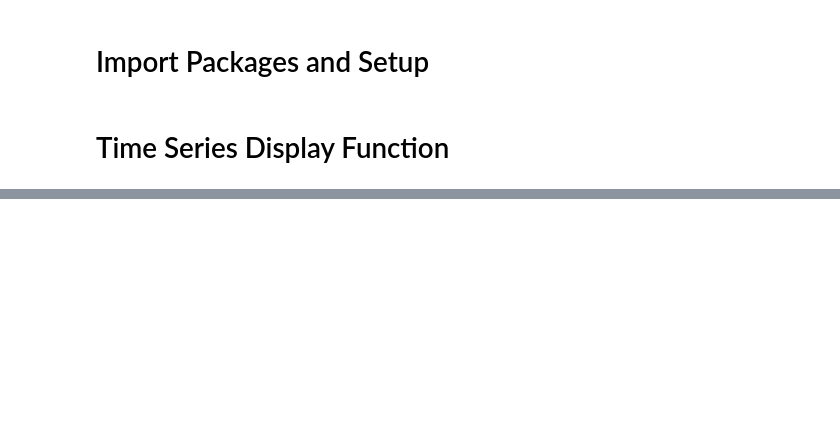
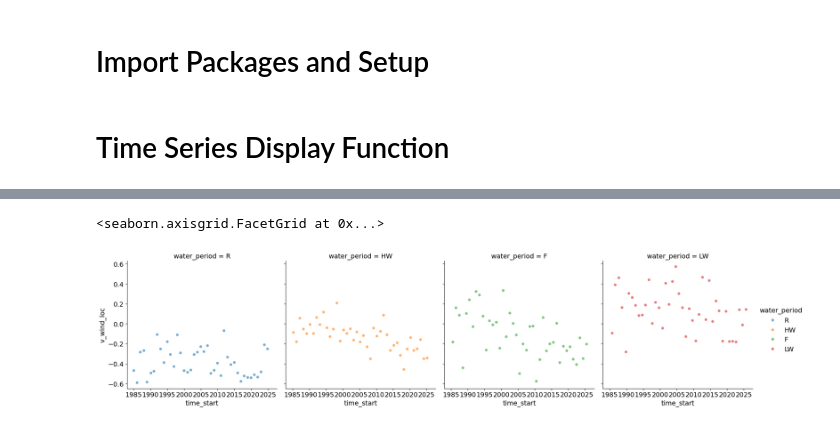
Before and after one commit to larissavaladao/time_series_curuai, a Jupyter notebook: 5. parameters_by_period/6.wind_time_series.ipynb, the cells around one changed output, grey strips where cells are left out. Saved outputs shown, nothing was run; the diff lists cells and outputs as text; code cells hidden in the pictures; blank space fills up the shorter version.

```diff
--- a/5. parameters_by_period/6.wind_time_series.ipynb
+++ b/5. parameters_by_period/6.wind_time_series.ipynb
@@ -309,0 +443,6 @@ geemap.ee_to_csv(mean_watershed_wind, '/content/drive/MyDrive/CURUAI_PROCESS/mea
+# %%
+# Create separate scatter plots showing local northward wind component for each water period over time
+sns.relplot(data=df, x='time_start', y='v_wind_loc', alpha=.6, hue='water_period', col='water_period')
+# %% [output]
+<seaborn.axisgrid.FacetGrid at 0x...>
+[figure, added]
```
Also changed, not shown: parts of 55 cells of this notebook, 9 other files.
